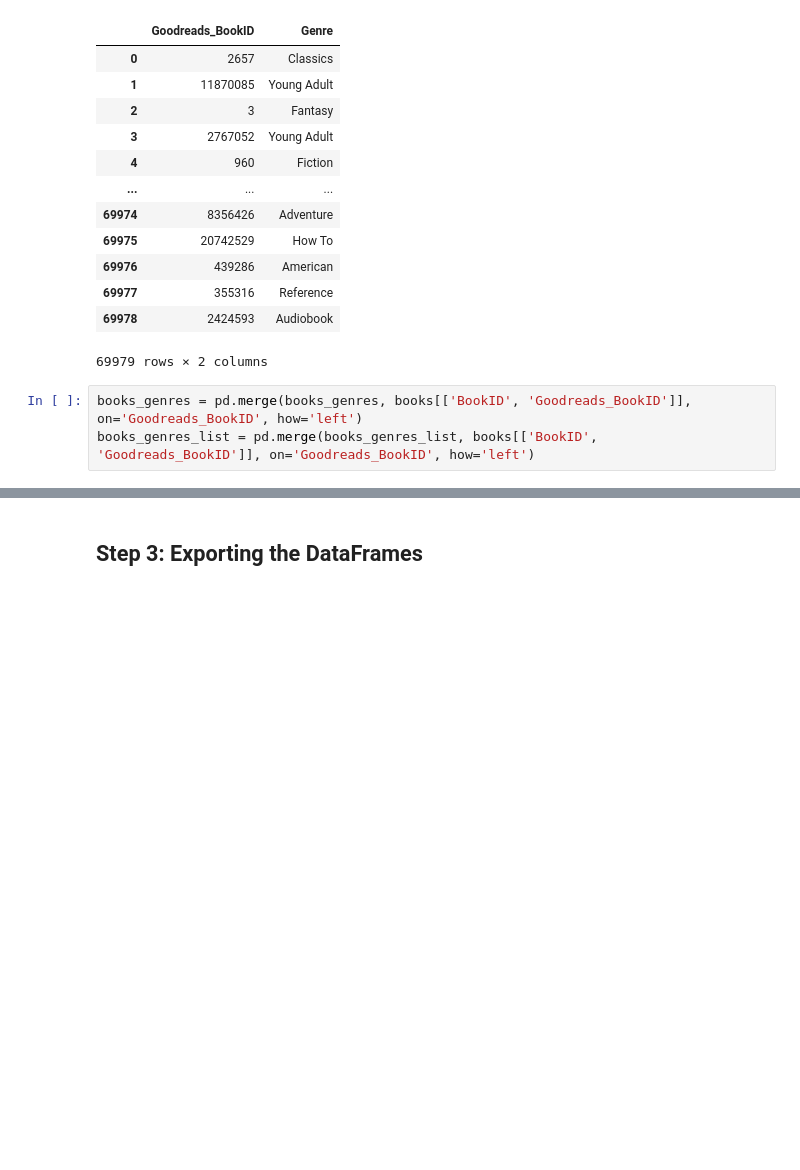
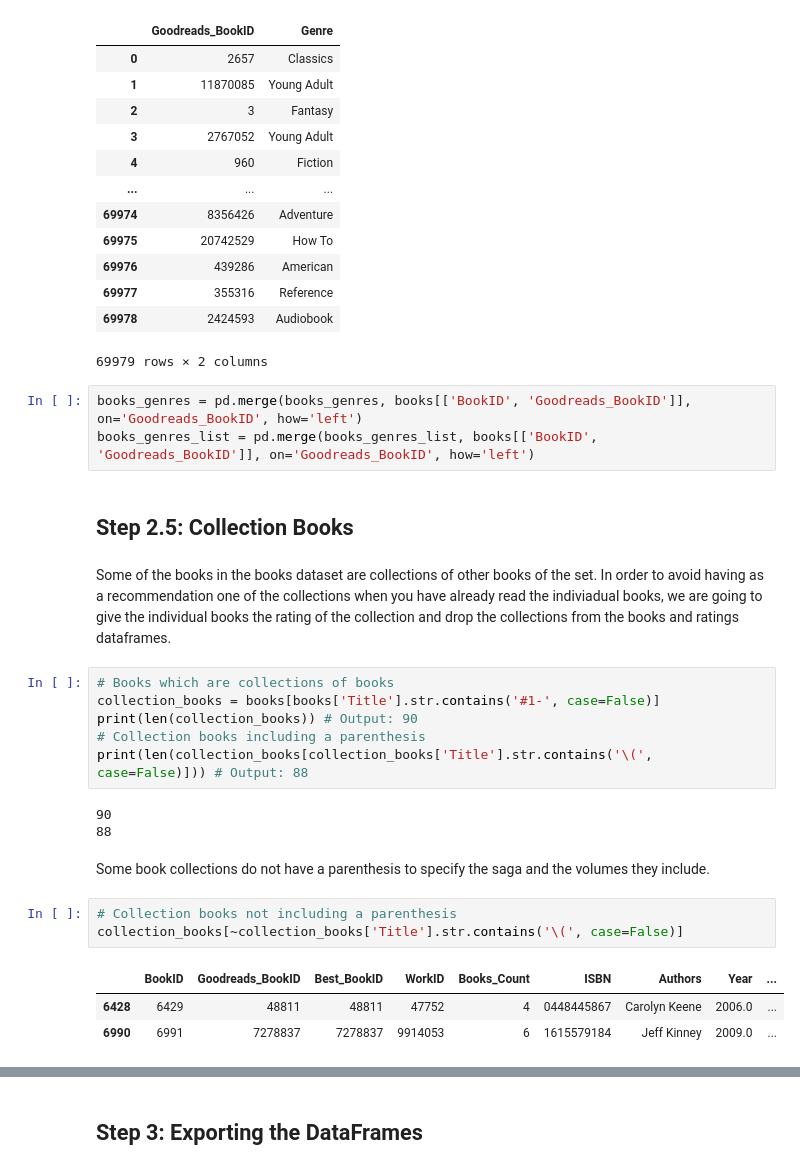
Before and after one commit to pablo3V/Book-Recommender, a Jupyter notebook: 1-Data_Wrangling.ipynb, the cells around one changed output, grey strips where cells are left out. Cells and saved outputs as stored; diff of their text form; blank space fills up the shorter version.

```diff
--- a/1-Data_Wrangling.ipynb
+++ b/1-Data_Wrangling.ipynb
@@ -613,3 +614,25 @@ books_genres_list
 # %%
 books_genres = pd.merge(books_genres, books[['BookID', 'Goodreads_BookID']], on='Goodreads_BookID', how='left')
 books_genres_list = pd.merge(books_genres_list, books[['BookID', 'Goodreads_BookID']], on='Goodreads_BookID', how='left')
+# %% [markdown]
+## Step 2.5: Collection Books
+# %% [markdown]
+Some of the books in the books dataset are collections of other books of the set. In order to avoid having as a recommendation one of the collections when you have already read the indiviadual books, we are going to give the individual books the rating of the collection and drop the collections from the books and ratings dataframes.
+# %%
+# Books which are collections of books
+collection_books = books[books['Title'].str.contains('#1-', case=False)]
+print(len(collection_books)) # Output: 90
+# Collection books including a parenthesis
+print(len(collection_books[collection_books['Title'].str.contains('\(', case=False)])) # Output: 88
+# %% [output]
+90
+88
+# %% [markdown]
+Some book collections do not have a parenthesis to specify the saga and the volumes they include.
+# %%
+# Collection books not including a parenthesis
+collection_books[~collection_books['Title'].str.contains('\(', case=False)]
+# %% [output]
+|  | BookID | Goodreads_BookID | Best_BookID | WorkID | Books_Count | ISBN | Authors | Year | ... |
+| 6428 | 6429 | 48811 | 48811 | 47752 | 4 | 0448445867 | Carolyn Keene | 2006.0 | ... |
+| 6990 | 6991 | 7278837 | 7278837 | 9914053 | 6 | 1615579184 | Jeff Kinney | 2009.0 | ... |
```
Also changed, not shown: parts of 12 cells of this notebook, 12 other files.
